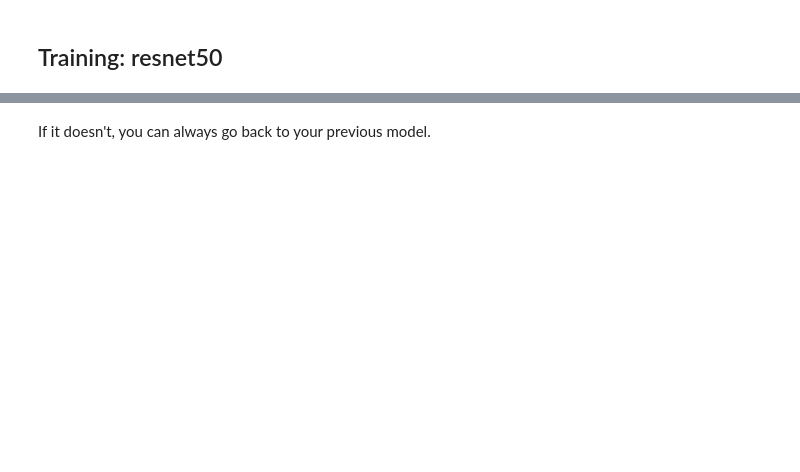
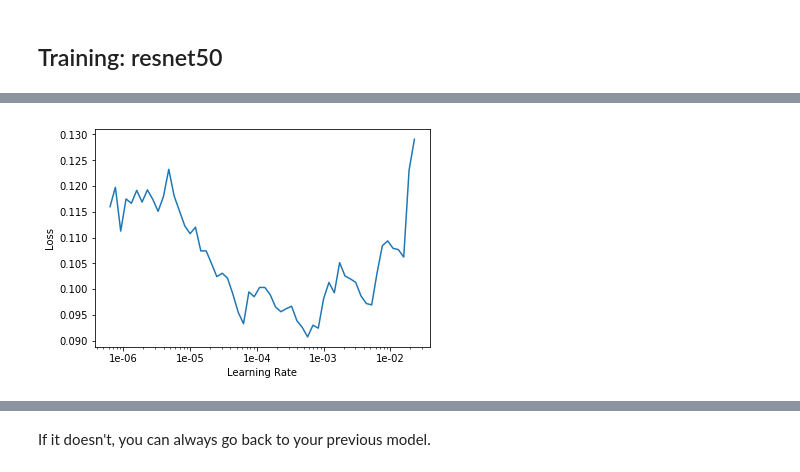
Before and after one commit to RaminParker/Deep-Learning-image-classification, a Jupyter notebook: Image_classification_with_Pytorch.ipynb, the cells around one changed output, grey strips where cells are left out. Saved outputs shown, nothing was run; the diff lists cells and outputs as text; code cells hidden in the pictures; blank space fills up the shorter version.

```diff
--- a/Image_classification_with_Pytorch.ipynb
+++ b/Image_classification_with_Pytorch.ipynb
@@ -293,3 +386,7 @@ It's astonishing that it's possible to recognize pet breeds so accurately! Let's
+# %%
+learn.recorder.plot()
+# %% [output]
+[figure, added]
 # %%
 learn.unfreeze()
 learn.fit_one_cycle(3, max_lr=slice(1e-6,1e-4))
```
Also changed, not shown: parts of 30 cells of this notebook.
